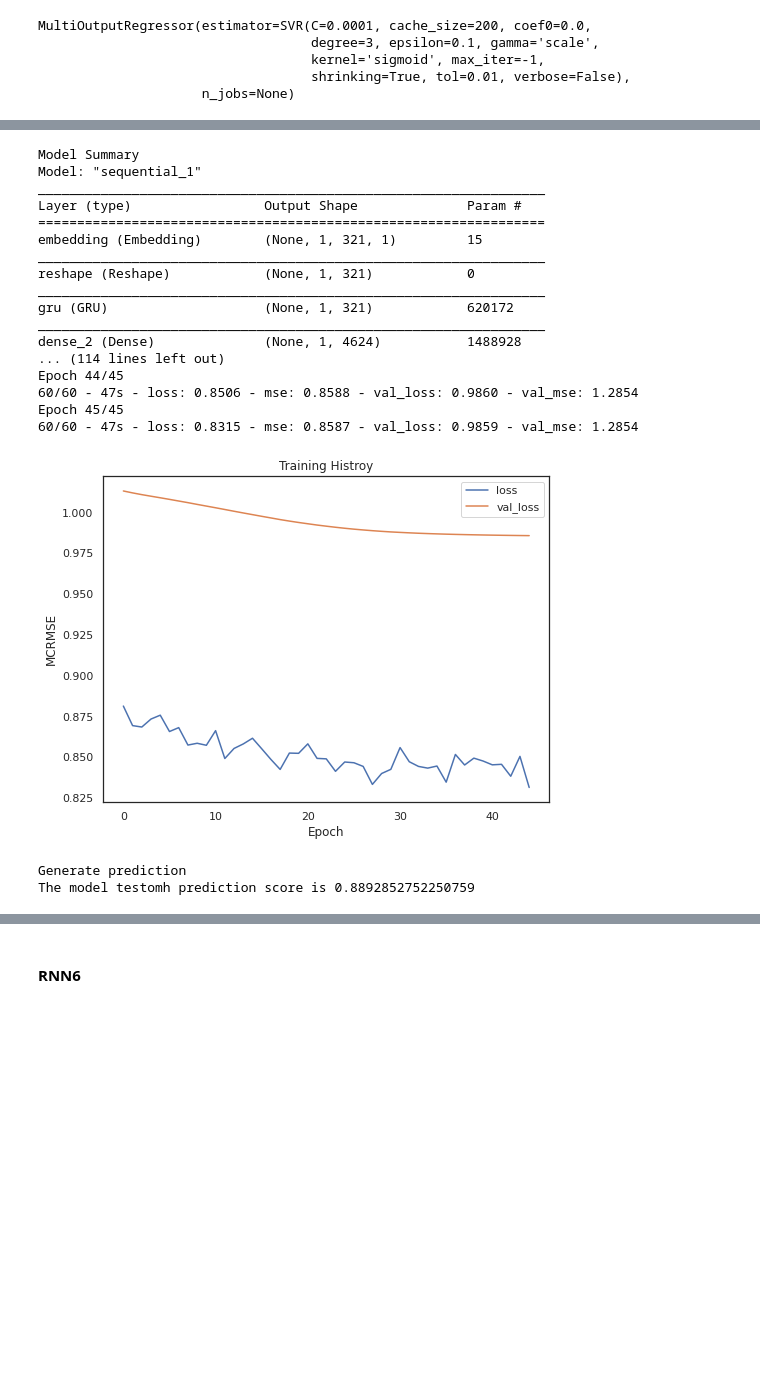
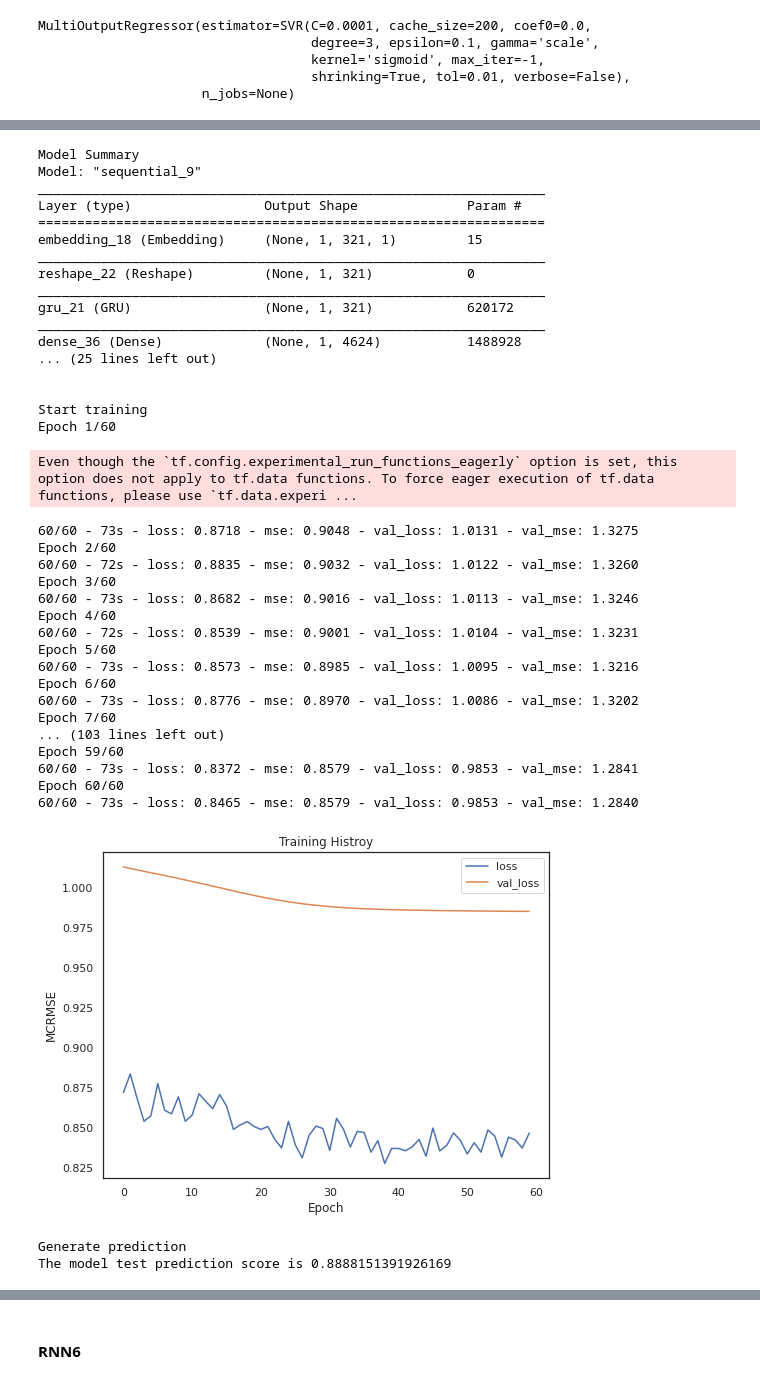
Before and after one commit to bruce-lam/W207_Final_Zhu_Yu_Lam, a Jupyter notebook: W207_Final_Project_Yu_Zhu_Lam.ipynb, the cells around one changed output, grey strips where cells are left out. Drawn from its saved outputs; the diff is of its cells as text; code cells hidden in the pictures; blank space fills up the shorter version.

```diff
--- a/W207_Final_Project_Yu_Zhu_Lam.ipynb
+++ b/W207_Final_Project_Yu_Zhu_Lam.ipynb
@@ -1204,25 +1213,43 @@ opt = SGD(momentum=0.9)
 # Use the loss function by the scoring method
 model1.compile(optimizer=opt, loss=MCRMSE, metrics=["mse"])
 # %%
-model1 = build_tensorflow_model(train_sequence, y_train_all, dev_sequence, y_dev_all, test_sequence, y_test_all, model1)
+model1 = build_tensorflow_model(train_sequence, y_train_all, dev_sequence, y_dev_all, test_sequence, y_test_all, model1, epoch=60)
 # %% [output]
 Model Summary
-Model: "sequential_1"
+Model: "sequential_9"
 _________________________________________________________________
 Layer (type)                 Output Shape              Param #
 =================================================================
-embedding (Embedding)        (None, 1, 321, 1)         15
+embedding_18 (Embedding)     (None, 1, 321, 1)         15
 _________________________________________________________________
-reshape (Reshape)            (None, 1, 321)            0
+reshape_22 (Reshape)         (None, 1, 321)            0
 _________________________________________________________________
-gru (GRU)                    (None, 1, 321)            620172
+gru_21 (GRU)                 (None, 1, 321)            620172
 _________________________________________________________________
-dense_2 (Dense)              (None, 1, 4624)           1488928
-... (114 lines left out)
-Epoch 44/45
-60/60 - 47s - loss: 0.8506 - mse: 0.8588 - val_loss: 0.9860 - val_mse: 1.2854
-Epoch 45/45
-60/60 - 47s - loss: 0.8315 - mse: 0.8587 - val_loss: 0.9859 - val_mse: 1.2854
+dense_36 (Dense)             (None, 1, 4624)           1488928
+... (25 lines left out)
+
+
+Start training
+Epoch 1/60
+Even though the `tf.config.experimental_run_functions_eagerly` option is set, this option does not apply to tf.data functions. To force eager execution of tf.data functions, please use `tf.data.experi ...
+60/60 - 73s - loss: 0.8718 - mse: 0.9048 - val_loss: 1.0131 - val_mse: 1.3275
+Epoch 2/60
+60/60 - 72s - loss: 0.8835 - mse: 0.9032 - val_loss: 1.0122 - val_mse: 1.3260
+Epoch 3/60
+60/60 - 73s - loss: 0.8682 - mse: 0.9016 - val_loss: 1.0113 - val_mse: 1.3246
+Epoch 4/60
+60/60 - 72s - loss: 0.8539 - mse: 0.9001 - val_loss: 1.0104 - val_mse: 1.3231
+Epoch 5/60
+60/60 - 73s - loss: 0.8573 - mse: 0.8985 - val_loss: 1.0095 - val_mse: 1.3216
+Epoch 6/60
+60/60 - 73s - loss: 0.8776 - mse: 0.8970 - val_loss: 1.0086 - val_mse: 1.3202
+Epoch 7/60
+... (103 lines left out)
+Epoch 59/60
+60/60 - 73s - loss: 0.8372 - mse: 0.8579 - val_loss: 0.9853 - val_mse: 1.2841
+Epoch 60/60
+60/60 - 73s - loss: 0.8465 - mse: 0.8579 - val_loss: 0.9853 - val_mse: 1.2840
-[figure, old version]
+[figure, new version]
-Generate prediction
-The model testomh prediction score is 0.8892852752250759
+Generate prediction
+The model test prediction score is 0.8888151391926169
```
Also changed, not shown: parts of 41 cells of this notebook.
